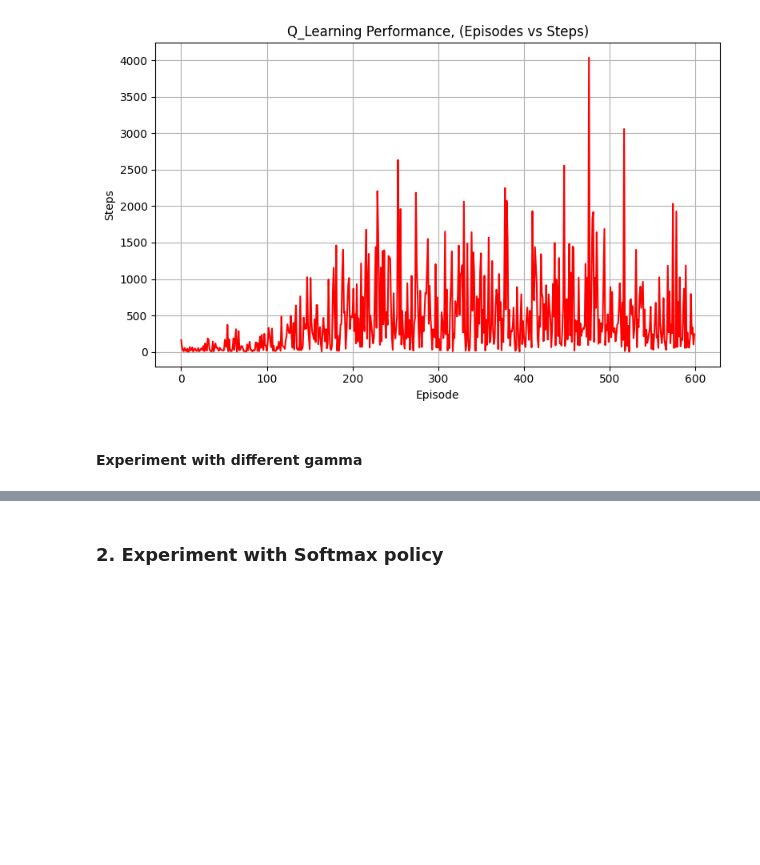
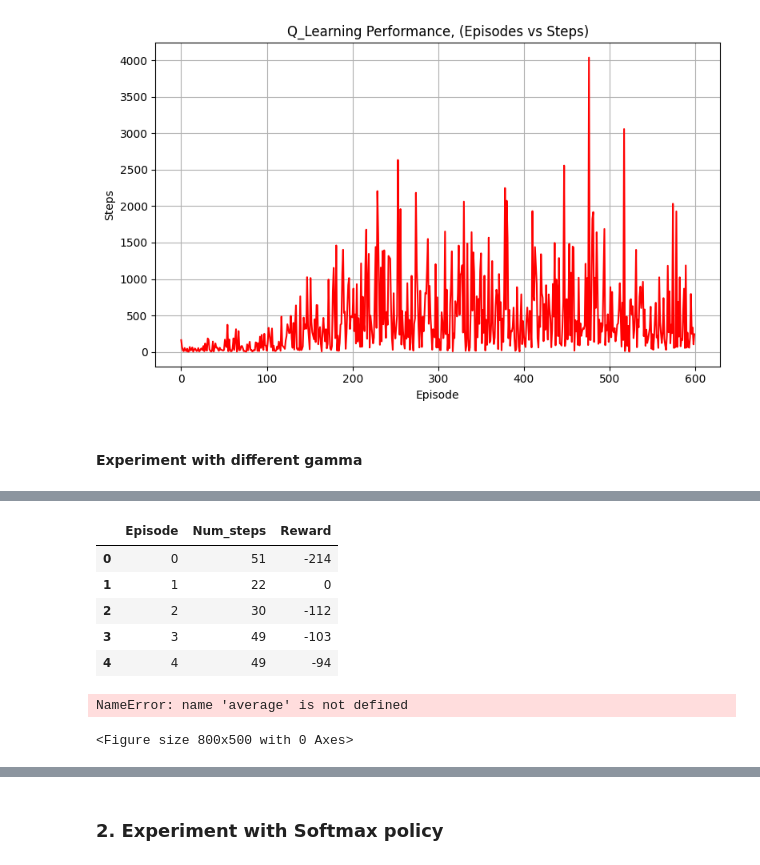
Before and after one commit to Sultana2024/INM707_Mohamed-Saleh_Ngo, a Jupyter notebook: Merged - code.ipynb, the cells around one changed output, grey strips where cells are left out. Saved outputs shown, nothing was run; the diff lists cells and outputs as text; code cells hidden in the pictures; blank space fills up the shorter version.

```diff
--- a/Merged - code.ipynb
+++ b/Merged - code.ipynb
@@ -406,0 +409,22 @@ if __name__ == "__main__":
+# %%
+alpha=0.1
+gamma=0.9
+epsilon = 0.1
+epsilon_decay=0.990
+min_epsilon = 0.1
+episodes=500
+total_reward = 0
+max_steps =1000
+
+if __name__ == "__main__":
+    env = gridEnv()
+    # Start with new environment
+    state = env.reset()
+    # Show the environment
+    #env.render_2()
+    # Vi
+    q_table, total_reward, df_alpha2_gamma9 = q_learning(env,alpha, gamma, epsilon, epsilon_decay, min_epsilon, episodes, total_reward, max_steps)
+    print()
+    print(episodes)
+    #print("Trained Q-Table:", q_table, '\n total reward: ', total_reward)
+    print(q_table)
@@ -406,0 +529,9 @@ if __name__ == "__main__":
+# %%
+df_alpha2_gamma9.head()
+# %% [output]
+|  | Episode | Num_steps | Reward |
+| 0 | 0 | 51 | -214 |
+| 1 | 1 | 22 | 0 |
+| 2 | 2 | 30 | -112 |
+| 3 | 3 | 49 | -103 |
+| 4 | 4 | 49 | -94 |
@@ -407,3 +540,22 @@ if __name__ == "__main__":
+# %%
+#sns.figure(figsize=(8, 8))
+# sns.lineplot(data=df_alpha1_gamma9, x='Episode', y='Reward', color='green', label='epsilon_decay=0.900')
+# sns.lineplot(data=df_alpha2_gamma9, x='Episode', y='Reward', color='lightblue', label='epsilon_decay=0.990')
+# sns.lineplot(data=df_alpha3_gamma9,x='Episode', y='Reward', color='red', label='epsilon_decay=0.999')
+# sns.lineplot(data=df_alpha3_gamma9, x='Episode', y='Reward', color='yellow', label='epsilon_decay=0.9999')
+plt.figure(figsize=(8, 5))
+plt.plot(df_alpha1_gamma9['Episode'], df_alpha1_gamma9['Reward']), color='blue')
+plt.title('Q_Learning Performance, (Episodes vs Reward)')
+plt.xlabel('Episode')
+plt.ylabel('Reward')
+plt.xlim(0, 250)
+plt.legend()
+plt.grid(True)
+plt.tight_layout()
+plt.show()
+# %% [output]
+NameError: name 'average' is not defined
+<Figure size 800x500 with 0 Axes>
 # %%
 df_alpha9_gamma9['Reward'][100:200]
 # %% [output]
```
Also changed, not shown: parts of 21 cells of this notebook.
